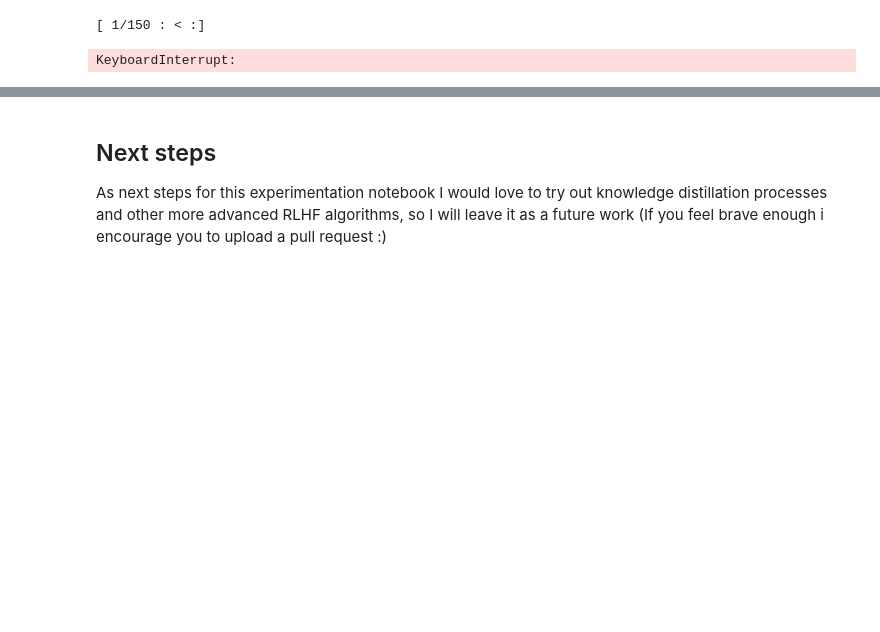
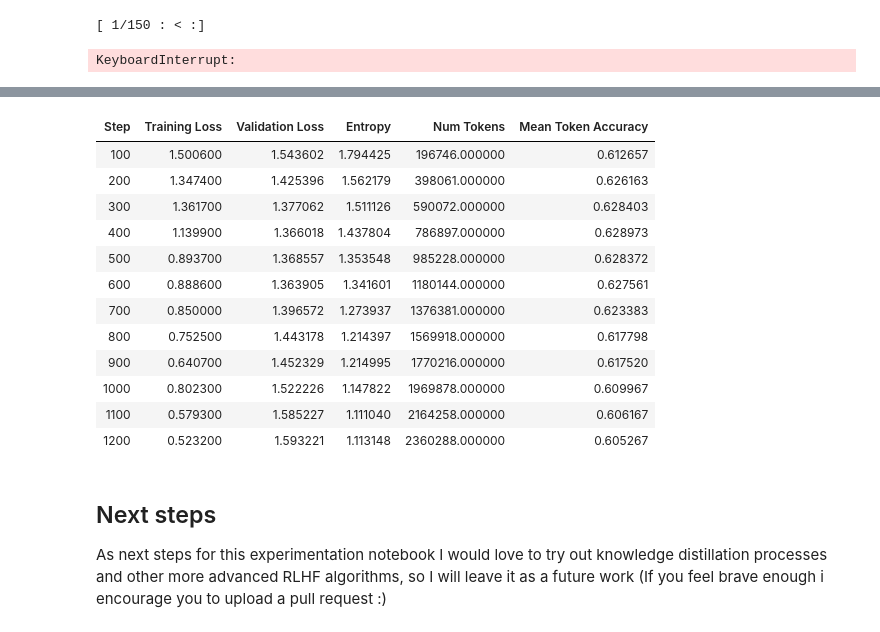
Before and after one commit to eZWALT/RL-Reinforcement-Learning, a Jupyter notebook: PROJECT/notebooks/1_reward_and_rlhf_collab.ipynb, the cells around one changed output, grey strips where cells are left out. Cells and saved outputs as stored; diff of their text form; code cells hidden in the pictures; blank space fills up the shorter version.

Commit message:
Added summary and SFT to the notebook
Remove token

```diff
--- a/PROJECT/notebooks/1_reward_and_rlhf_collab.ipynb
+++ b/PROJECT/notebooks/1_reward_and_rlhf_collab.ipynb
@@ -1248,0 +1401,74 @@ NameError: name 'grpo_tuned_model' is not defined
+# %%
+from trl import SFTConfig, SFTTrainer
+from transformers import AutoModelForCausalLM, AutoTokenizer
+#from transformers import logging
+#logging.set_verbosity_error()
+
+# Load model and tokenizer (same as your GRPO setup)
+sft_model = AutoModelForCausalLM.from_pretrained("HuggingFaceTB/SmolLM2-135M-Instruct")
+tokenizer = AutoTokenizer.from_pretrained("HuggingFaceTB/SmolLM2-135M-Instruct")
+
+# Add padding token if missing (IS THIS REALLY NEEDED?)
+#if tokenizer.pad_token is None:
+#    tokenizer.pad_token = tokenizer.eos_token
+
+# Prepare SFT datasets using chosen responses
+def format_sft_examples(example):
+    """Format examples for SFT - combine prompt and chosen response"""
+    return {
+        "prompt": example["prompt"],
+        "completion": example["chosen"]
+    }
+
+# Apply formatting to datasets
+train_sft_dataset = dataset_dict["train"].map(format_sft_examples)
+val_sft_dataset = dataset_dict["validation"].map(format_sft_examples)
+
+# SFT Configuration
+sft_config = SFTConfig(
+    output_dir="SFT-SmolLM2-135M-Pedantic",
+    logging_steps=5,
+    seed=42,
+    #save_steps=200,
+
+    # Training hyperparameters
+    num_train_epochs=15,
+    learning_rate=2e-5,
+    per_device_train_batch_size=4,
+    gradient_accumulation_steps=2,  # Effective batch size = 4 * 2 = 8
+
+    # Optimization
+    warmup_ratio=0.03,
+    lr_scheduler_type="cosine_with_min_lr",
+    lr_scheduler_kwargs={"min_lr_rate": 0.1},
+    # Evaluation
+    eval_strategy="steps",
+    eval_steps=100,
+)
+
+print(f"Train dataset length: {len(train_sft_dataset)}")
+print(f"Val dataset length: {len(val_sft_dataset)}")
+
+# Check what the trainer will actually process
+print(f"Per device batch size: {sft_config.per_device_train_batch_size}")
+print(f"Gradient accumulation steps: {sft_config.gradient_accumulation_steps}")
+print(f"Number of epochs: {sft_config.num_train_epochs}")
+
+# Calculate expected steps
+total_batch_size = sft_config.per_device_train_batch_size * sft_config.gradient_accumulation_steps
+steps_per_epoch = len(train_sft_dataset) // total_batch_size
+total_steps = steps_per_epoch * sft_config.num_train_epochs
+
+print(f"Expected steps per epoch: {steps_per_epoch}")
+print(f"Expected total steps: {total_steps}")
+
+sft_trainer = SFTTrainer(
+    model=sft_model,
+    args=sft_config,
+    train_dataset=train_sft_dataset,
+    eval_dataset=val_sft_dataset,
+    processing_class=tokenizer,
+
+)
+sft_trainer.train()
+# %% [output]
@@ -1248,0 +1524,13 @@ NameError: name 'grpo_tuned_model' is not defined
+| Step | Training Loss | Validation Loss | Entropy | Num Tokens | Mean Token Accuracy |
+| 100 | 1.500600 | 1.543602 | 1.794425 | 196746.000000 | 0.612657 |
+| 200 | 1.347400 | 1.425396 | 1.562179 | 398061.000000 | 0.626163 |
+| 300 | 1.361700 | 1.377062 | 1.511126 | 590072.000000 | 0.628403 |
+| 400 | 1.139900 | 1.366018 | 1.437804 | 786897.000000 | 0.628973 |
+| 500 | 0.893700 | 1.368557 | 1.353548 | 985228.000000 | 0.628372 |
+| 600 | 0.888600 | 1.363905 | 1.341601 | 1180144.000000 | 0.627561 |
+| 700 | 0.850000 | 1.396572 | 1.273937 | 1376381.000000 | 0.623383 |
+| 800 | 0.752500 | 1.443178 | 1.214397 | 1569918.000000 | 0.617798 |
+| 900 | 0.640700 | 1.452329 | 1.214995 | 1770216.000000 | 0.617520 |
+| 1000 | 0.802300 | 1.522226 | 1.147822 | 1969878.000000 | 0.609967 |
+| 1100 | 0.579300 | 1.585227 | 1.111040 | 2164258.000000 | 0.606167 |
+| 1200 | 0.523200 | 1.593221 | 1.113148 | 2360288.000000 | 0.605267 |
```
Also changed, not shown: parts of 11 cells of this notebook, 2 other files.
